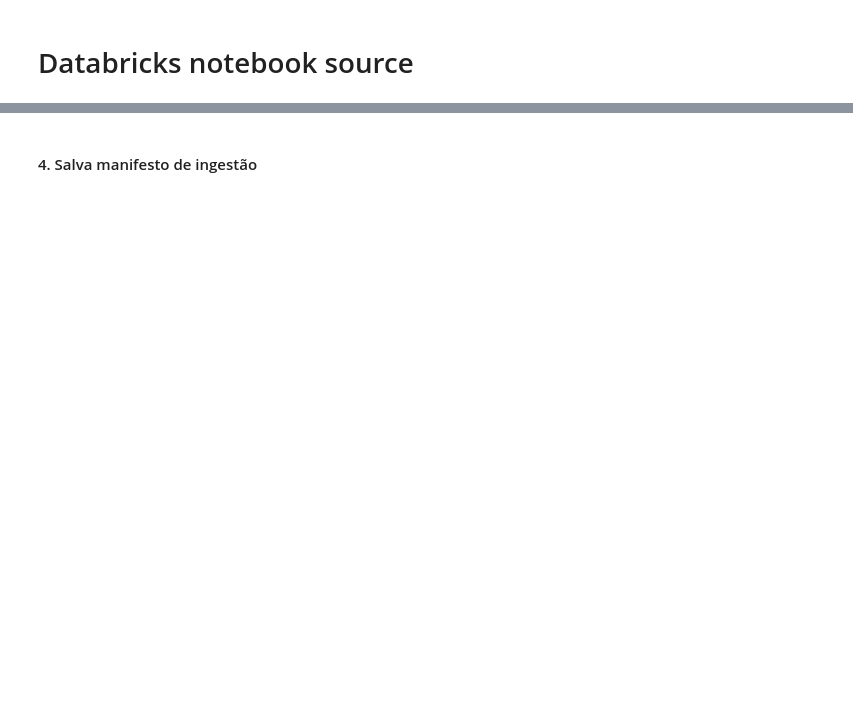
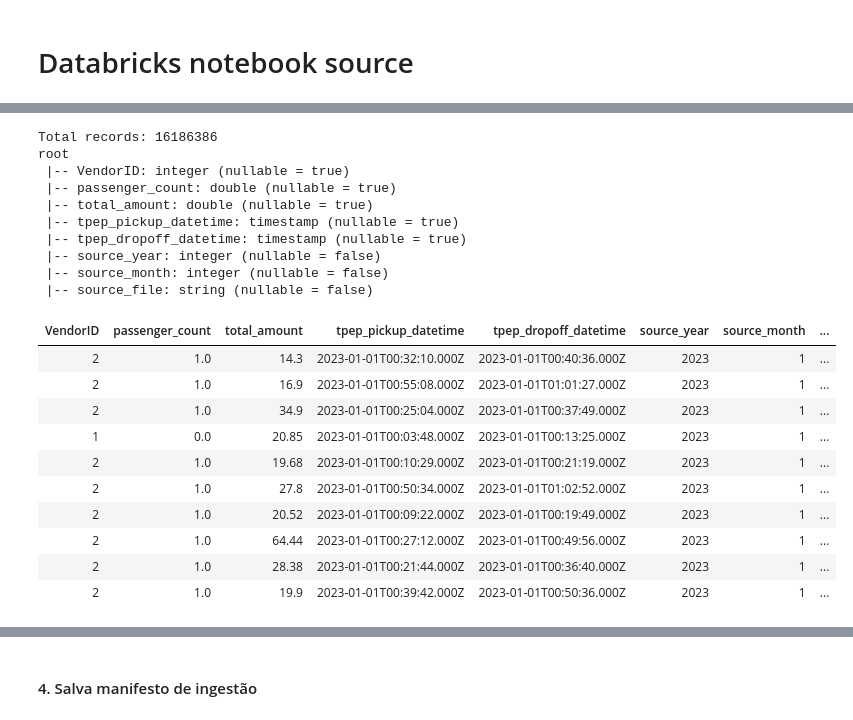
Before and after one commit to Lukasv30/ifood-case, a Jupyter notebook: notebooks/01_ingest_landing.ipynb, the cells around one changed output, grey strips where cells are left out. Cells and saved outputs as stored; diff of their text form; code cells hidden in the pictures; blank space fills up the shorter version.

Commit message:
Sincronização Origem NYC com Landing Databricks

```diff
--- a/notebooks/01_ingest_landing.ipynb
+++ b/notebooks/01_ingest_landing.ipynb
@@ -46,0 +122,8 @@ NameError: name 'dbutils' is not defined
+# %%
+for month in ["01", "02", "03", "04", "05"]:
+    path = (
+        "dbfs:/Volumes/workspace/ifood_case/case_files/"
+        f"landing/nyc_tlc/yellow_taxi/year=2023/month={month}"
+    )
+    print(path)
+    display(dbutils.fs.ls(path))
@@ -46,0 +146,66 @@ NameError: name 'dbutils' is not defined
+# %%
+from functools import reduce
+from pyspark.sql import functions as F
+
+YEAR = 2023
+MONTHS = ["01", "02", "03", "04", "05"]
+
+def read_landing_month(year: int, month: str):
+    path = (
+        "dbfs:/Volumes/workspace/ifood_case/case_files/"
+        f"landing/nyc_tlc/yellow_taxi/year={year}/month={month}/"
+        f"yellow_tripdata_{year}-{month}.parquet"
+    )
+
+    df = spark.read.parquet(path)
+
+    return (
+        df.select(
+            F.col("VendorID").cast("int").alias("VendorID"),
+            F.col("passenger_count").cast("double").alias("passenger_count"),
+            F.col("total_amount").cast("double").alias("total_amount"),
+            F.col("tpep_pickup_datetime").cast("timestamp").alias("tpep_pickup_datetime"),
+            F.col("tpep_dropoff_datetime").cast("timestamp").alias("tpep_dropoff_datetime"),
+        )
+        .withColumn("source_year", F.lit(year))
+        .withColumn("source_month", F.lit(int(month)))
+        .withColumn("source_file", F.lit(path))
+    )
+
+monthly_dfs = [
+    read_landing_month(YEAR, month)
+    for month in MONTHS
+]
+
+raw_required_df = reduce(
+    lambda left, right: left.unionByName(right),
+    monthly_dfs
+)
+
+print(f"Total records: {raw_required_df.count()}")
+
+raw_required_df.printSchema()
+
+display(raw_required_df.limit(10))
+# %% [output]
+Total records: 16186386
+root
+ |-- VendorID: integer (nullable = true)
+ |-- passenger_count: double (nullable = true)
+ |-- total_amount: double (nullable = true)
+ |-- tpep_pickup_datetime: timestamp (nullable = true)
+ |-- tpep_dropoff_datetime: timestamp (nullable = true)
+ |-- source_year: integer (nullable = false)
+ |-- source_month: integer (nullable = false)
+ |-- source_file: string (nullable = false)
+| VendorID | passenger_count | total_amount | tpep_pickup_datetime | tpep_dropoff_datetime | source_year | source_month | ... |
+| 2 | 1.0 | 14.3 | 2023-01-01T00:32:10.000Z | 2023-01-01T00:40:36.000Z | 2023 | 1 | ... |
+| 2 | 1.0 | 16.9 | 2023-01-01T00:55:08.000Z | 2023-01-01T01:01:27.000Z | 2023 | 1 | ... |
+| 2 | 1.0 | 34.9 | 2023-01-01T00:25:04.000Z | 2023-01-01T00:37:49.000Z | 2023 | 1 | ... |
+| 1 | 0.0 | 20.85 | 2023-01-01T00:03:48.000Z | 2023-01-01T00:13:25.000Z | 2023 | 1 | ... |
+| 2 | 1.0 | 19.68 | 2023-01-01T00:10:29.000Z | 2023-01-01T00:21:19.000Z | 2023 | 1 | ... |
+| 2 | 1.0 | 27.8 | 2023-01-01T00:50:34.000Z | 2023-01-01T01:02:52.000Z | 2023 | 1 | ... |
+| 2 | 1.0 | 20.52 | 2023-01-01T00:09:22.000Z | 2023-01-01T00:19:49.000Z | 2023 | 1 | ... |
+| 2 | 1.0 | 64.44 | 2023-01-01T00:27:12.000Z | 2023-01-01T00:49:56.000Z | 2023 | 1 | ... |
+| 2 | 1.0 | 28.38 | 2023-01-01T00:21:44.000Z | 2023-01-01T00:36:40.000Z | 2023 | 1 | ... |
+| 2 | 1.0 | 19.9 | 2023-01-01T00:39:42.000Z | 2023-01-01T00:50:36.000Z | 2023 | 1 | ... |
```
Also changed, not shown: parts of 24 cells of this notebook, 1 other file.
